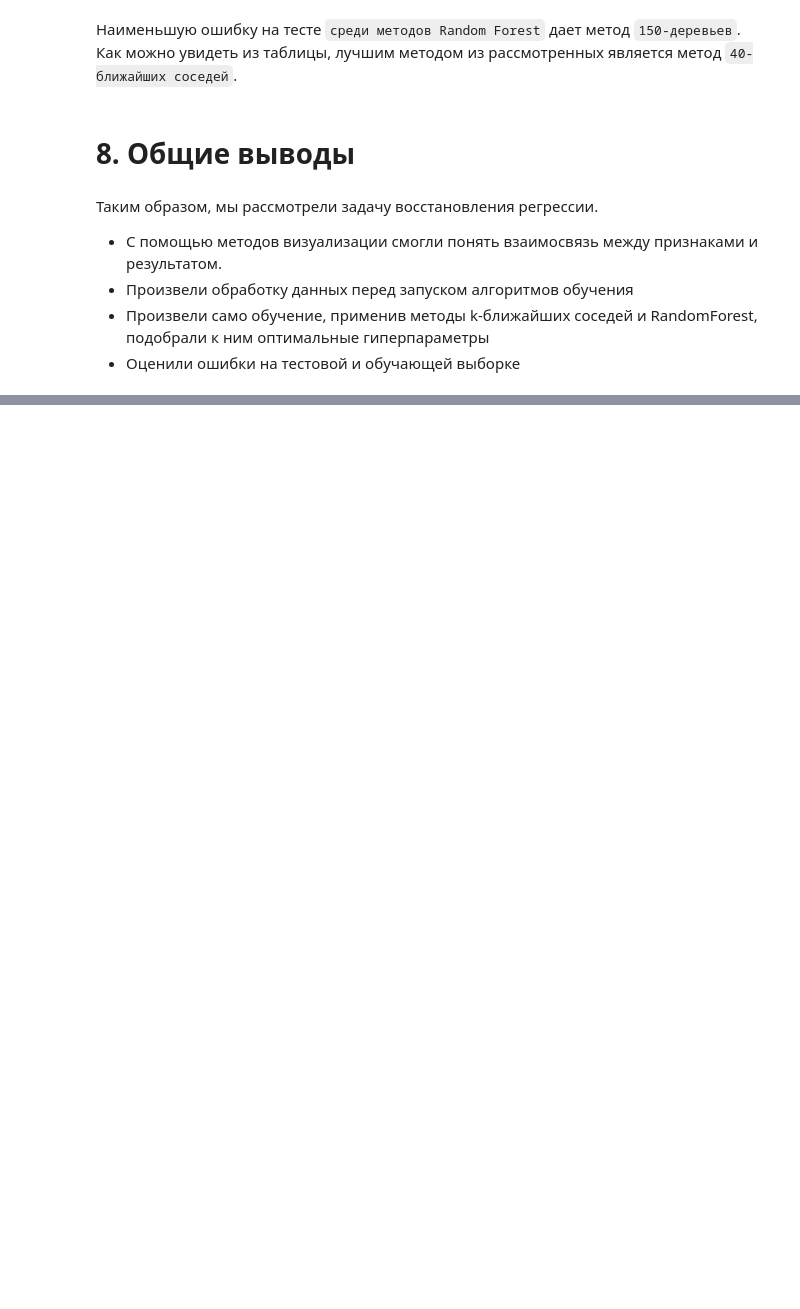
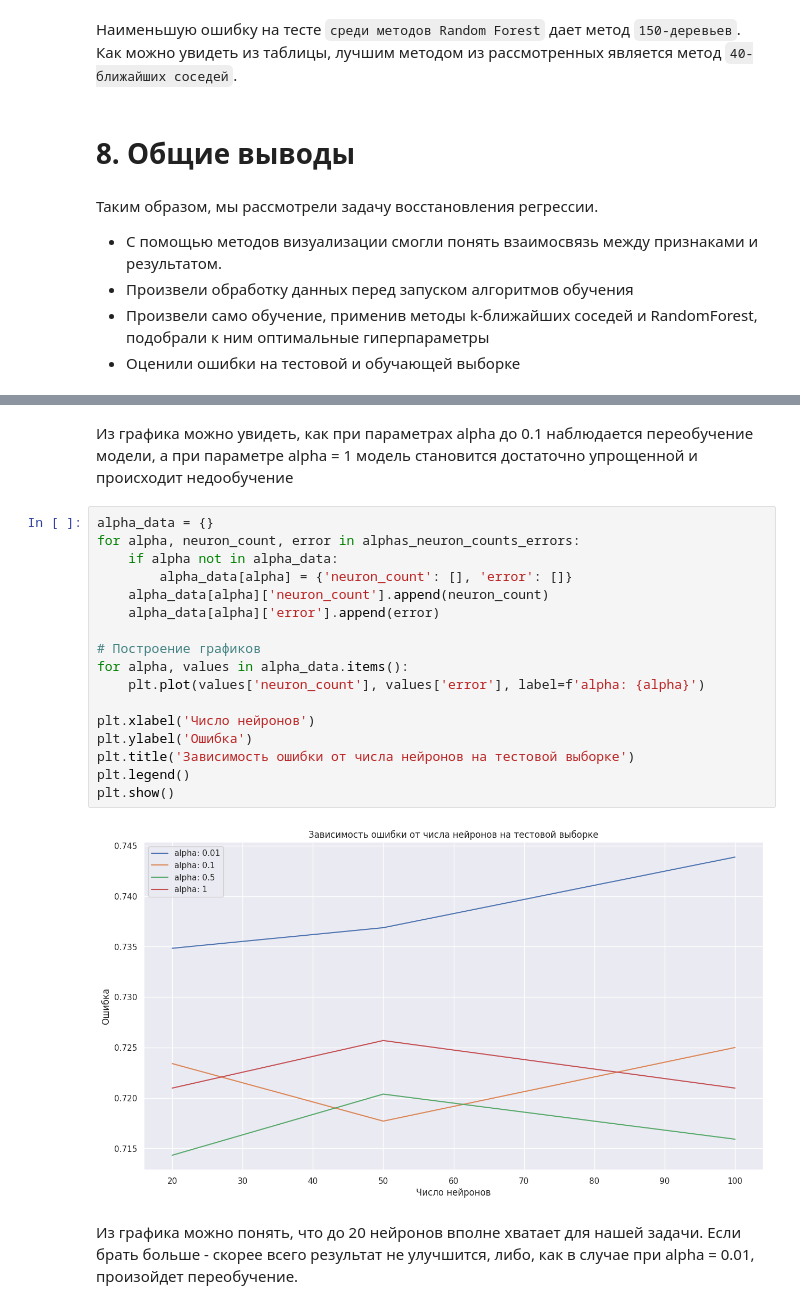
Before and after one commit to Valentin-Grachev/Machine-Learning-2023, a Jupyter notebook: Student_Exam_Scores.ipynb, the cells around one changed output, grey strips where cells are left out. Cells and saved outputs as stored; diff of their text form; blank space fills up the shorter version.

```diff
--- a/Student_Exam_Scores.ipynb
+++ b/Student_Exam_Scores.ipynb
@@ -494,0 +664,23 @@ rating_table
+# %% [markdown]
+Из графика можно увидеть, как при параметрах alpha до 0.1 наблюдается переобучение модели, а при параметре alpha = 1 модель становится достаточно упрощенной и происходит недообучение
+# %%
+alpha_data = {}
+for alpha, neuron_count, error in alphas_neuron_counts_errors:
+    if alpha not in alpha_data:
+        alpha_data[alpha] = {'neuron_count': [], 'error': []}
+    alpha_data[alpha]['neuron_count'].append(neuron_count)
+    alpha_data[alpha]['error'].append(error)
+
+# Построение графиков
+for alpha, values in alpha_data.items():
+    plt.plot(values['neuron_count'], values['error'], label=f'alpha: {alpha}')
+
+plt.xlabel('Число нейронов')
+plt.ylabel('Ошибка')
+plt.title('Зависимость ошибки от числа нейронов на тестовой выборке')
+plt.legend()
+plt.show()
+# %% [output]
+[figure, added]
+# %% [markdown]
+Из графика можно понять, что до 20 нейронов вполне хватает для нашей задачи. Если брать больше - скорее всего результат не улучшится, либо, как в случае при alpha = 0.01, произойдет переобучение.
```
Also changed, not shown: parts of 18 cells of this notebook.
